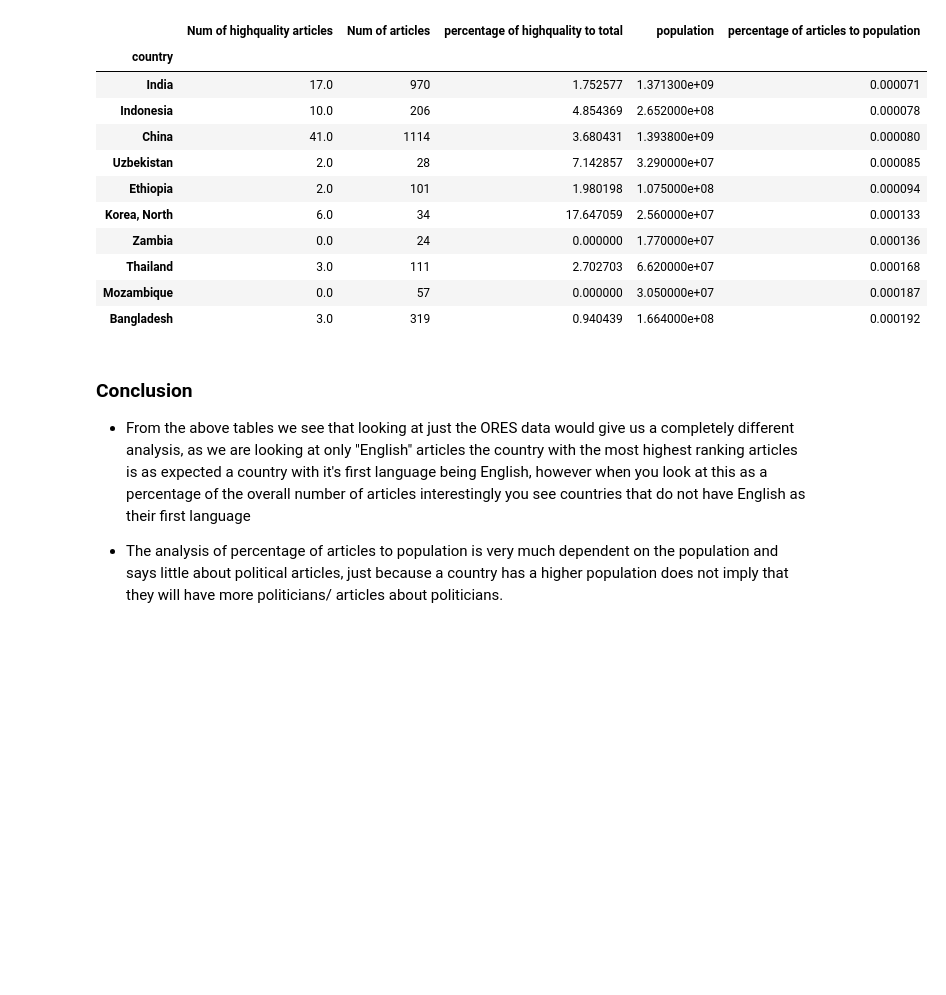
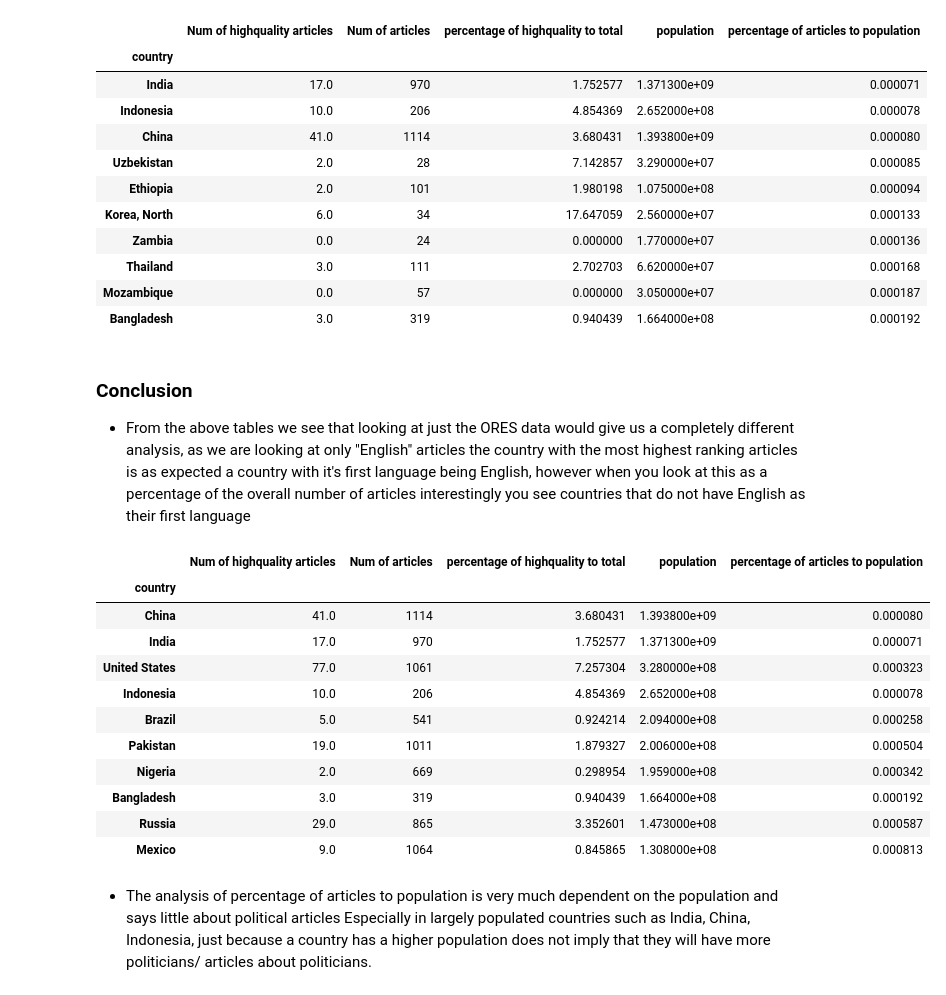
Before and after one commit to apoorva-sh/data-512-a2, a Jupyter notebook: hcds-a2-bias.ipynb, the cells around one changed output. Drawn from its saved outputs; the diff is of its cells as text; code cells hidden in the pictures; blank space fills up the shorter version.

```diff
--- a/hcds-a2-bias.ipynb
+++ b/hcds-a2-bias.ipynb
@@ -791,5 +791,20 @@ final_data.sort_values('percentage of articles to population',ascending = True).
 ### Conclusion
 
 - From the above tables we see that looking at just the ORES data would give us a completely different analysis, as we are looking at only "English" articles the country with the most highest ranking articles is as expected a country with it's first language being English, however when you look at this as a percentage of the overall number of articles interestingly you see countries that do not have English as their first language
-
-- The analysis of percentage of articles to population is very much dependent on the population and says little about political articles, just because a country has a higher population does not imply that they will have more politicians/ articles about politicians.
+# %%
+final_data.sort_values('population',ascending=False).head(10)
+# %% [output]
+|  | Num of highquality articles | Num of articles | percentage of highquality to total | population | percentage of articles to population |
+| country |  |  |  |  |  |
+| China | 41.0 | 1114 | 3.680431 | 1.393800e+09 | 0.000080 |
+| India | 17.0 | 970 | 1.752577 | 1.371300e+09 | 0.000071 |
+| United States | 77.0 | 1061 | 7.257304 | 3.280000e+08 | 0.000323 |
+| Indonesia | 10.0 | 206 | 4.854369 | 2.652000e+08 | 0.000078 |
+| Brazil | 5.0 | 541 | 0.924214 | 2.094000e+08 | 0.000258 |
+| Pakistan | 19.0 | 1011 | 1.879327 | 2.006000e+08 | 0.000504 |
+| Nigeria | 2.0 | 669 | 0.298954 | 1.959000e+08 | 0.000342 |
+| Bangladesh | 3.0 | 319 | 0.940439 | 1.664000e+08 | 0.000192 |
+| Russia | 29.0 | 865 | 3.352601 | 1.473000e+08 | 0.000587 |
+| Mexico | 9.0 | 1064 | 0.845865 | 1.308000e+08 | 0.000813 |
+# %% [markdown]
+- The analysis of percentage of articles to population is very much dependent on the population and says little about political articles Especially in largely populated countries such as India, China, Indonesia, just because a country has a higher population does not imply that they will have more politicians/ articles about politicians.
```
